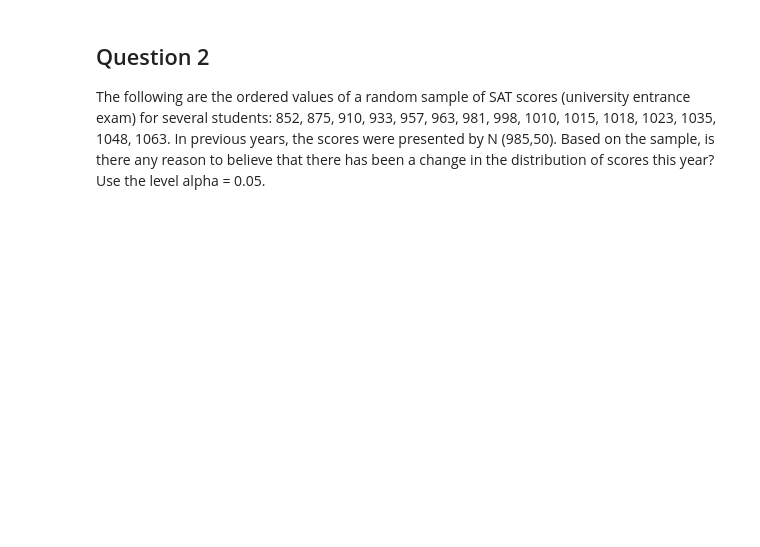
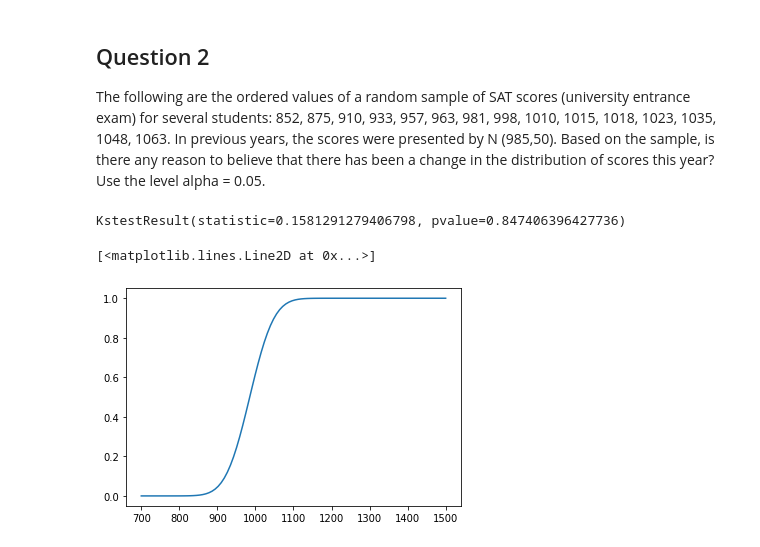
Before and after one commit to ta-data-lis/lab-goodfit-indeptests, a Jupyter notebook: your_code/main.ipynb, the cells around one changed output. Drawn from its saved outputs; the diff is of its cells as text; code cells hidden in the pictures; blank space fills up the shorter version.

```diff
--- a/your_code/main.ipynb
+++ b/your_code/main.ipynb
@@ -14,0 +76,20 @@ The following are the ordered values of a random sample of SAT scores (universit
+# %%
+#your answer here
+
+observed_values=np.array([852, 875, 910, 933, 957, 963, 981, 998, 1010, 1015, 1018, 1023, 1035, 1048, 1063])
+stats.kstest(observed_values, stats.norm(loc=985, scale=50).cdf)
+
+
+#How to plot expected values? when I don't plot, I don't understand
+# %% [output]
+KstestResult(statistic=0.1581291279406798, pvalue=0.847406396427736)
+# %%
+fig, ax = plt.subplots(1, 1)
+x = np.linspace(700, 1500, 100)
+y = stats.norm.cdf(x, loc=985, scale=50) #.cdf
+#ax.plot(observed_values)
+ax.plot(x,y)
+#I don't get this graph
+# %% [output]
+[<matplotlib.lines.Line2D at 0x...>]
+[figure, added]
```
Also changed, not shown: parts of 17 cells of this notebook.
